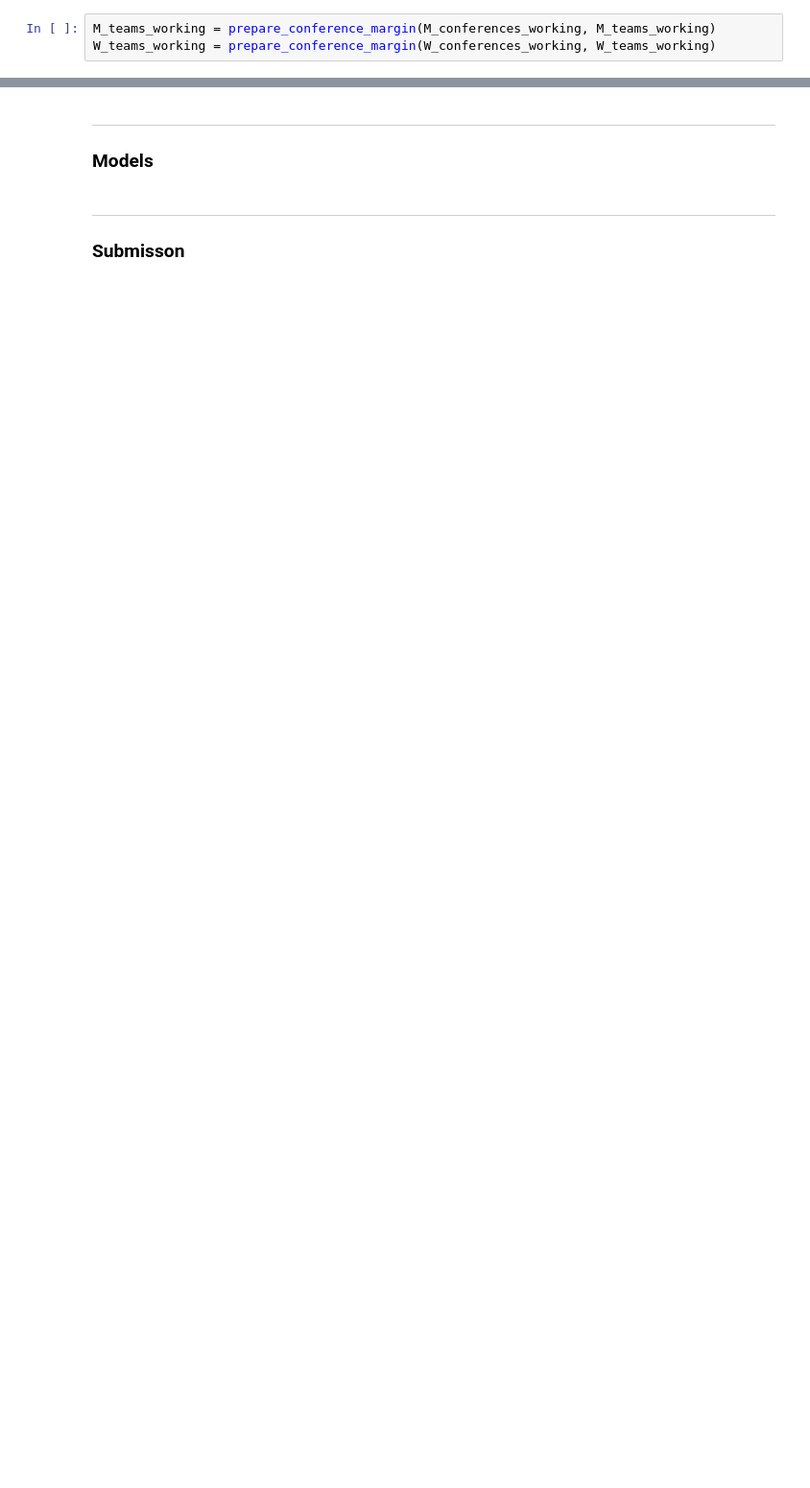
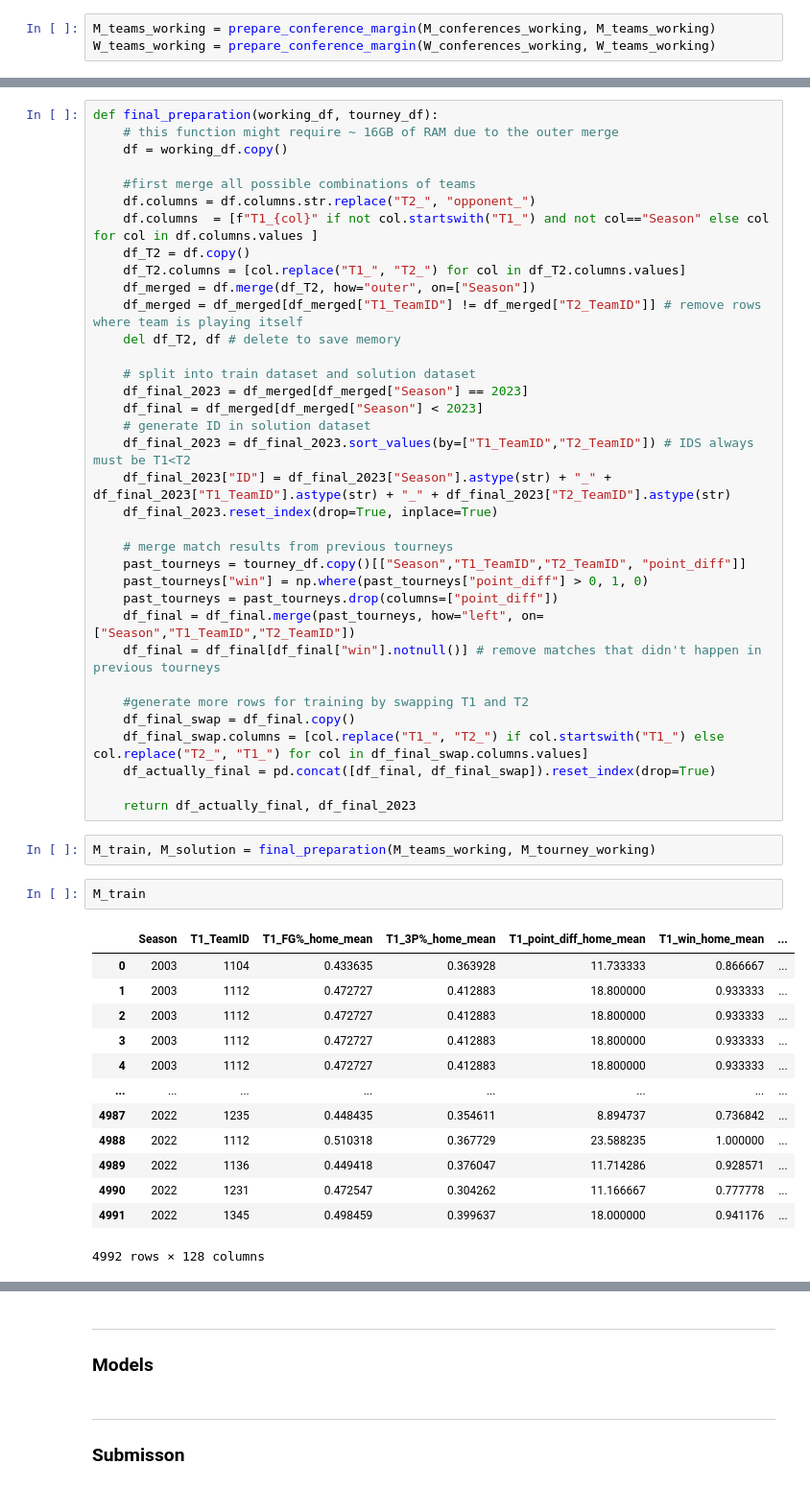
Before and after one commit to skowronskid/March-Machine-Learning-Mania-2023, a Jupyter notebook: main.ipynb, the cells around one changed output, grey strips where cells are left out. Shown at 96% size. Cells and saved outputs as stored; diff of their text form; blank space fills up the shorter version.

```diff
--- a/main.ipynb
+++ b/main.ipynb
@@ -475,0 +492,53 @@ W_teams_working = prepare_conference_margin(W_conferences_working, W_teams_worki
+# %%
+def final_preparation(working_df, tourney_df):
+    # this function might require ~ 16GB of RAM due to the outer merge
+    df = working_df.copy()
+
+    #first merge all possible combinations of teams
+    df.columns = df.columns.str.replace("T2_", "opponent_")
+    df.columns  = [f"T1_{col}" if not col.startswith("T1_") and not col=="Season" else col for col in df.columns.values ]
+    df_T2 = df.copy()
+    df_T2.columns = [col.replace("T1_", "T2_") for col in df_T2.columns.values]
+    df_merged = df.merge(df_T2, how="outer", on=["Season"])
+    df_merged = df_merged[df_merged["T1_TeamID"] != df_merged["T2_TeamID"]] # remove rows where team is playing itself
+    del df_T2, df # delete to save memory
+
+    # split into train dataset and solution dataset
+    df_final_2023 = df_merged[df_merged["Season"] == 2023]
+    df_final = df_merged[df_merged["Season"] < 2023]
+    # generate ID in solution dataset
+    df_final_2023 = df_final_2023.sort_values(by=["T1_TeamID","T2_TeamID"]) # IDS always must be T1<T2
+    df_final_2023["ID"] = df_final_2023["Season"].astype(str) + "_" + df_final_2023["T1_TeamID"].astype(str) + "_" + df_final_2023["T2_TeamID"].astype(str)
+    df_final_2023.reset_index(drop=True, inplace=True)
+
+    # merge match results from previous tourneys
+    past_tourneys = tourney_df.copy()[["Season","T1_TeamID","T2_TeamID", "point_diff"]]
+    past_tourneys["win"] = np.where(past_tourneys["point_diff"] > 0, 1, 0)
+    past_tourneys = past_tourneys.drop(columns=["point_diff"])
+    df_final = df_final.merge(past_tourneys, how="left", on=["Season","T1_TeamID","T2_TeamID"])
+    df_final = df_final[df_final["win"].notnull()] # remove matches that didn't happen in previous tourneys
+
+    #generate more rows for training by swapping T1 and T2
+    df_final_swap = df_final.copy()
+    df_final_swap.columns = [col.replace("T1_", "T2_") if col.startswith("T1_") else col.replace("T2_", "T1_") for col in df_final_swap.columns.values]
+    df_actually_final = pd.concat([df_final, df_final_swap]).reset_index(drop=True)
+
+    return df_actually_final, df_final_2023
+# %%
+M_train, M_solution = final_preparation(M_teams_working, M_tourney_working)
+# %%
+M_train
+# %% [output]
+|  | Season | T1_TeamID | T1_FG%_home_mean | T1_3P%_home_mean | T1_point_diff_home_mean | T1_win_home_mean | ... |
+| 0 | 2003 | 1104 | 0.433635 | 0.363928 | 11.733333 | 0.866667 | ... |
+| 1 | 2003 | 1112 | 0.472727 | 0.412883 | 18.800000 | 0.933333 | ... |
+| 2 | 2003 | 1112 | 0.472727 | 0.412883 | 18.800000 | 0.933333 | ... |
+| 3 | 2003 | 1112 | 0.472727 | 0.412883 | 18.800000 | 0.933333 | ... |
+| 4 | 2003 | 1112 | 0.472727 | 0.412883 | 18.800000 | 0.933333 | ... |
+| ... | ... | ... | ... | ... | ... | ... | ... |
+| 4987 | 2022 | 1235 | 0.448435 | 0.354611 | 8.894737 | 0.736842 | ... |
+| 4988 | 2022 | 1112 | 0.510318 | 0.367729 | 23.588235 | 1.000000 | ... |
+| 4989 | 2022 | 1136 | 0.449418 | 0.376047 | 11.714286 | 0.928571 | ... |
+| 4990 | 2022 | 1231 | 0.472547 | 0.304262 | 11.166667 | 0.777778 | ... |
+| 4991 | 2022 | 1345 | 0.498459 | 0.399637 | 18.000000 | 0.941176 | ... |
+4992 rows × 128 columns
```
Also changed, not shown: parts of 3 cells of this notebook.
